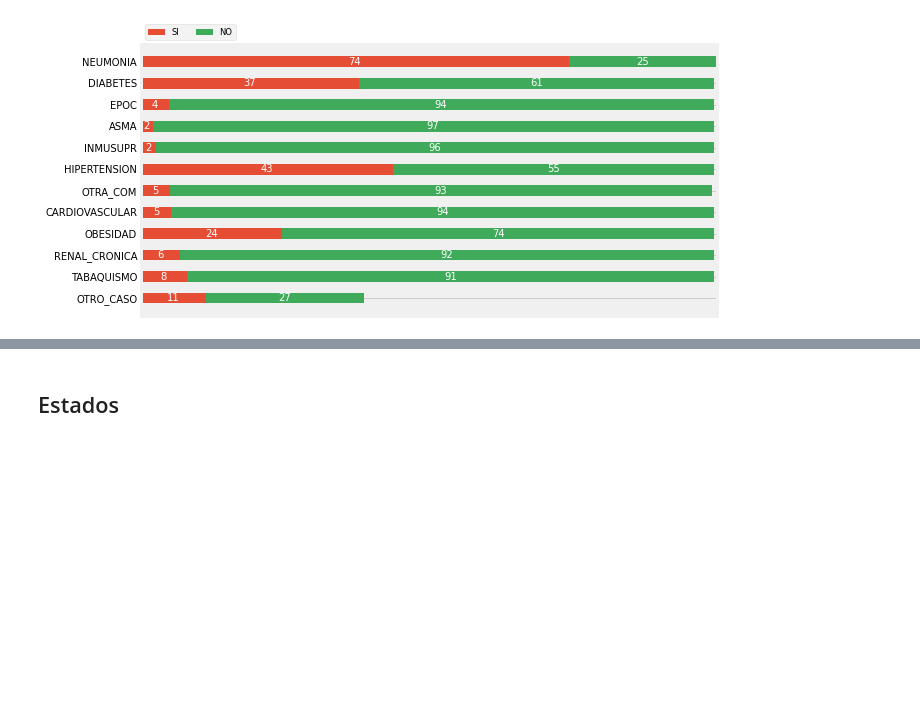
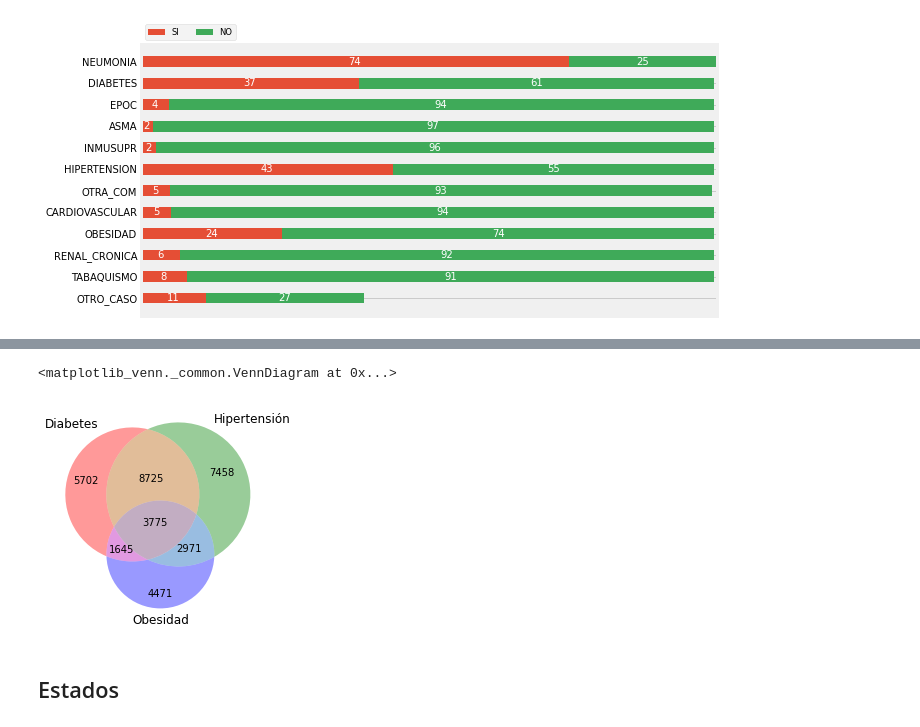
Before and after one commit to MisaelVargas/Verano2020, a Jupyter notebook: Unidad 6/Proyecto.ipynb, the cells around one changed output, grey strips where cells are left out. Cells and saved outputs as stored; diff of their text form; code cells hidden in the pictures; blank space fills up the shorter version.

```diff
--- a/Unidad 6/Proyecto.ipynb
+++ b/Unidad 6/Proyecto.ipynb
@@ -394,0 +397,13 @@ for i, (colname, color) in enumerate(zip(['SI', 'NO'], category_colors)):
+# %%
+obesidadiabeteshipertension = [defuncionesp[(defuncionesp.OBESIDAD != 1) & (defuncionesp.DIABETES == 1) & (defuncionesp.HIPERTENSION != 1)].shape[0]]
+obesidadiabeteshipertension.append(defuncionesp[(defuncionesp.OBESIDAD != 1) & (defuncionesp.DIABETES != 1) & (defuncionesp.HIPERTENSION == 1)].shape[0])
+obesidadiabeteshipertension.append(defuncionesp[(defuncionesp.OBESIDAD != 1) & (defuncionesp.DIABETES == 1) & (defuncionesp.HIPERTENSION == 1)].shape[0])
+obesidadiabeteshipertension.append(defuncionesp[(defuncionesp.OBESIDAD == 1) & (defuncionesp.DIABETES != 1) & (defuncionesp.HIPERTENSION != 1)].shape[0])
+obesidadiabeteshipertension.append(defuncionesp[(defuncionesp.OBESIDAD == 1) & (defuncionesp.DIABETES == 1) & (defuncionesp.HIPERTENSION != 1)].shape[0])
+obesidadiabeteshipertension.append(defuncionesp[(defuncionesp.OBESIDAD == 1) & (defuncionesp.DIABETES != 1) & (defuncionesp.HIPERTENSION == 1)].shape[0])
+obesidadiabeteshipertension.append(defuncionesp[(defuncionesp.OBESIDAD == 1) & (defuncionesp.DIABETES == 1) & (defuncionesp.HIPERTENSION == 1)].shape[0])
+
+sumodh = sum(obesidadiabeteshipertension)
+pctodh = 100/defuncionesp.shape[0]*sumodh
+
+print(sumodh, pctodh)
@@ -395,3 +417,10 @@ for i, (colname, color) in enumerate(zip(['SI', 'NO'], category_colors)):
+# %%
+from matplotlib_venn import venn3
+
+venn3(obesidadiabeteshipertension, set_labels = ('Diabetes', 'Hipertensión', 'Obesidad'))
+# %% [output]
+<matplotlib_venn._common.VennDiagram at 0x...>
+[figure, added]
 # %% [markdown]
 ## Estados
 # %%
```
Also changed, not shown: parts of 5 cells of this notebook.
